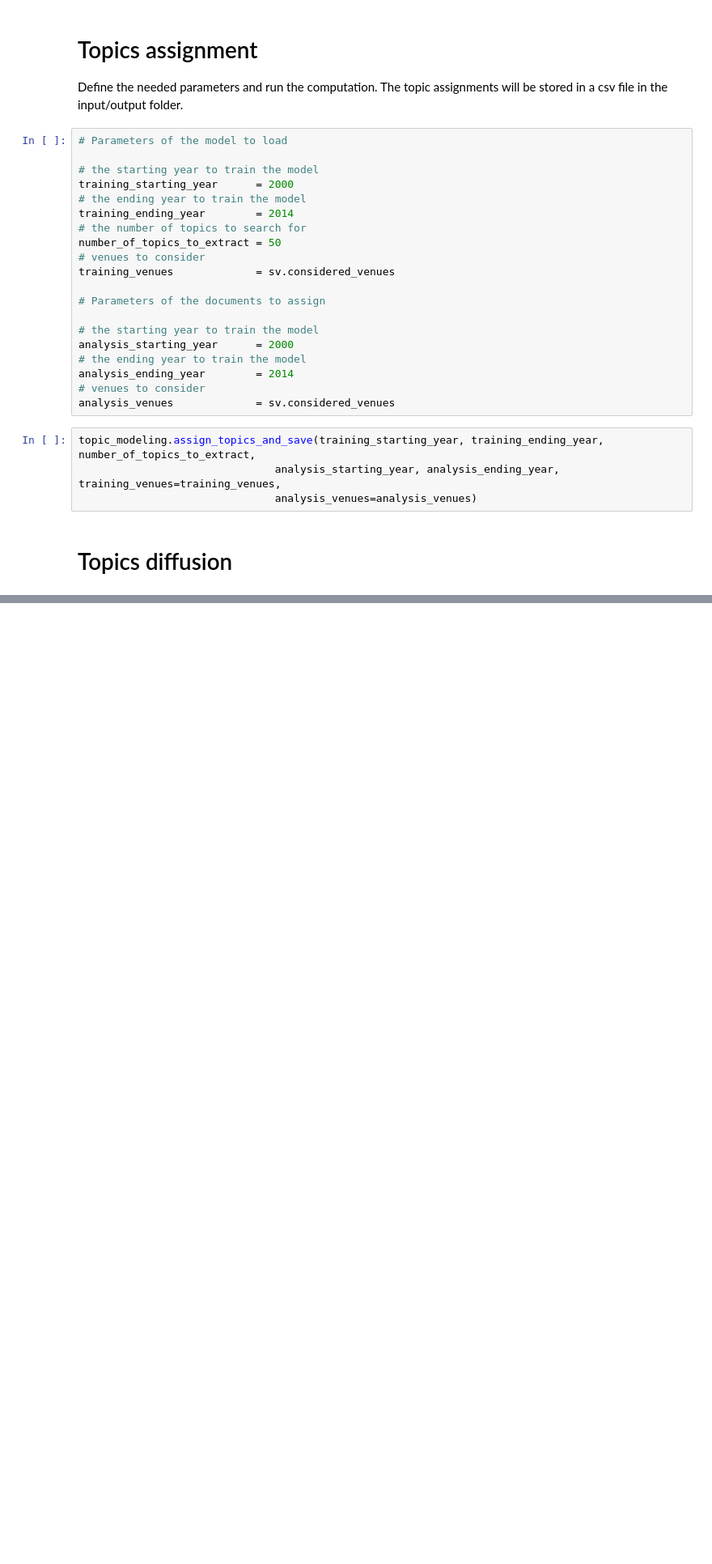
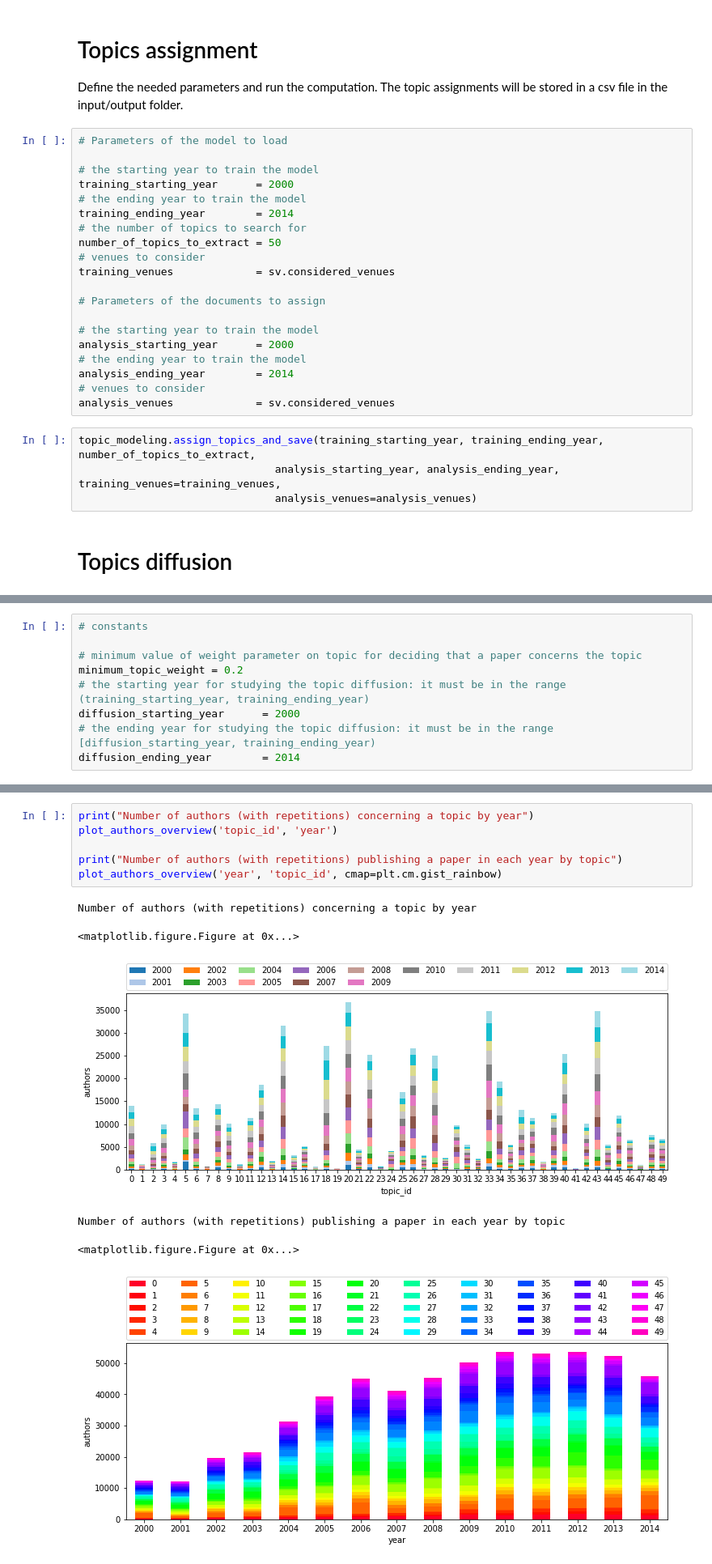
Before and after one commit to rupensa/tranet, a Jupyter notebook: notebook/TrAnET.ipynb, the cells around one changed output, grey strips where cells are left out. Shown: that part at 81% size. Saved outputs shown, nothing was run; the diff lists cells and outputs as text; blank space fills up the shorter version.

```diff
--- a/notebook/TrAnET.ipynb
+++ b/notebook/TrAnET.ipynb
@@ -123,0 +132,9 @@ TODO
+# %%
+# constants
+
+# minimum value of weight parameter on topic for deciding that a paper concerns the topic
+minimum_topic_weight = 0.2
+# the starting year for studying the topic diffusion: it must be in the range (training_starting_year, training_ending_year)
+diffusion_starting_year      = 2000
+# the ending year for studying the topic diffusion: it must be in the range [diffusion_starting_year, training_ending_year)
+diffusion_ending_year        = 2014
@@ -123,0 +234,13 @@ TODO
+# %%
+print("Number of authors (with repetitions) concerning a topic by year")
+plot_authors_overview('topic_id', 'year')
+
+print("Number of authors (with repetitions) publishing a paper in each year by topic")
+plot_authors_overview('year', 'topic_id', cmap=plt.cm.gist_rainbow)
+# %% [output]
+Number of authors (with repetitions) concerning a topic by year
+<matplotlib.figure.Figure at 0x...>
+[figure, added]
+Number of authors (with repetitions) publishing a paper in each year by topic
+<matplotlib.figure.Figure at 0x...>
+[figure, added]
```
Also changed, not shown: parts of 20 cells of this notebook, 2 other files.
